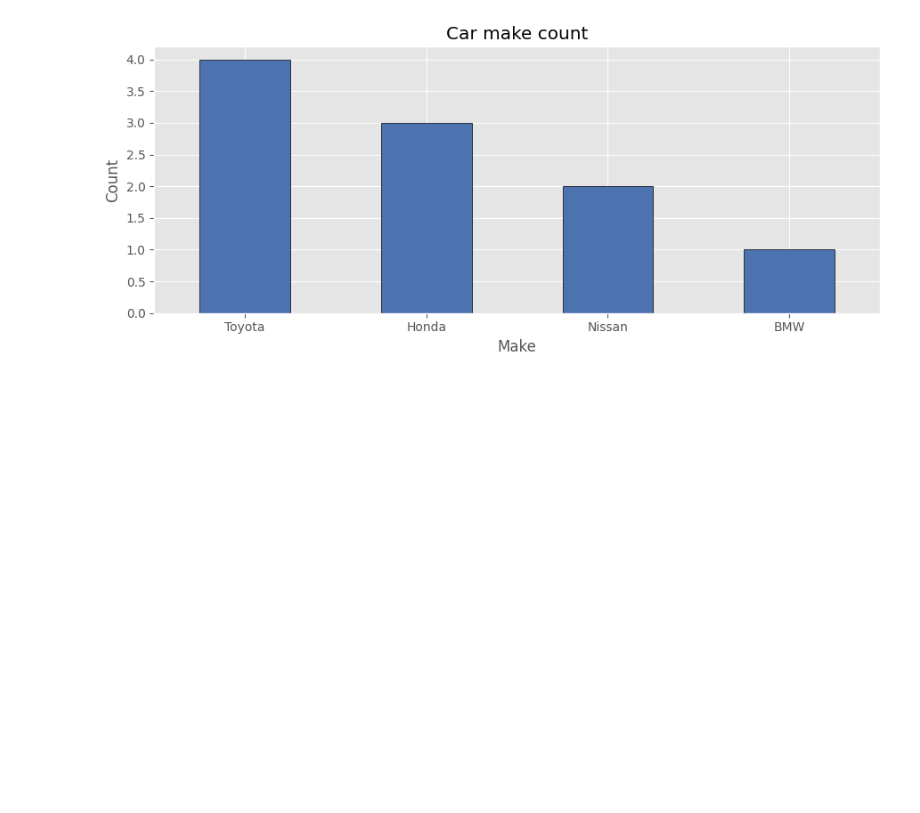
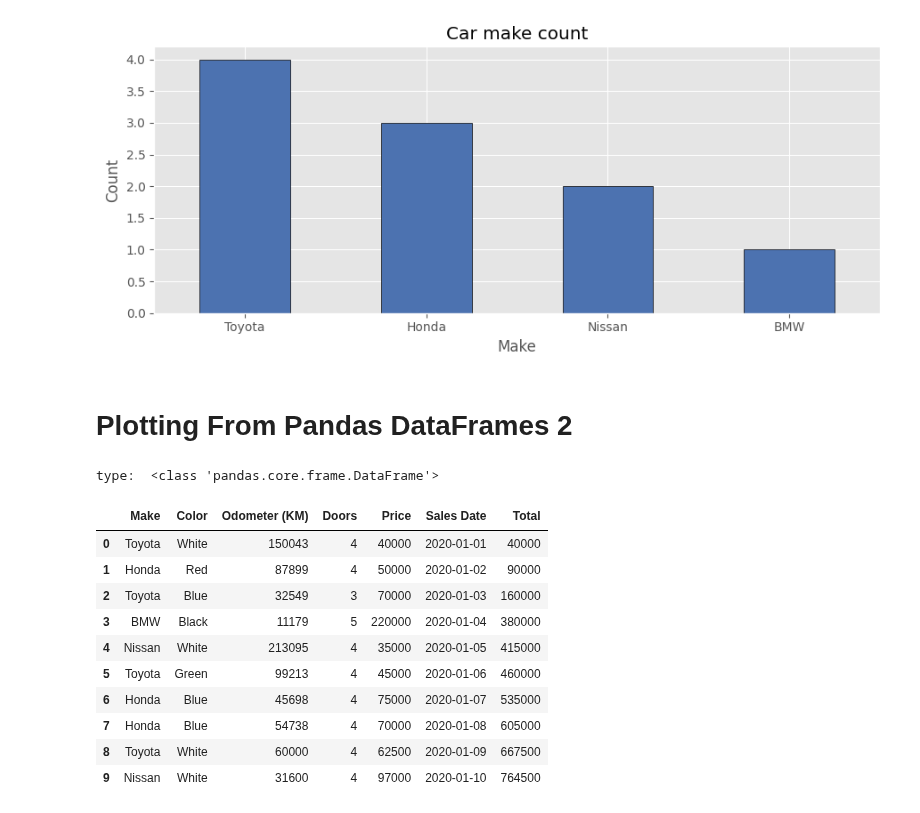
Before and after one commit to EslamKamel89/MLPlayground, a Jupyter notebook: SEC08_Matplotlib_Plotting_and_Data_Visualization.ipynb, the cells around one changed output. Drawn from its saved outputs; the diff is of its cells as text; code cells hidden in the pictures; blank space fills up the shorter version.

```diff
--- a/SEC08_Matplotlib_Plotting_and_Data_Visualization.ipynb
+++ b/SEC08_Matplotlib_Plotting_and_Data_Visualization.ipynb
@@ -259,3 +259,29 @@ Nissan    2
 BMW       1
 Name: count, dtype: int64
 [figure]
+# %% [markdown]
+# Plotting From Pandas DataFrames 2
+# %%
+sales = car_sales.copy()
+# remove the `$` , `,` , `.` signs from the price column
+sales['Price'] = sales['Price'].str.replace(r'[$,.]' , '' , regex=True)
+# remove the two zeros from the right.
+sales['Price'] = sales['Price'].str[:-1].astype('int')
+# add Sale Date column
+sales['Sales Date'] = pd.date_range('1/1/2020' , periods=len(sales))
+# let's add a total column
+sales['Total'] = sales['Price'].cumsum()
+pr(sales)
+# %% [output]
+type:  <class 'pandas.core.frame.DataFrame'>
+|  | Make | Color | Odometer (KM) | Doors | Price | Sales Date | Total |
+| 0 | Toyota | White | 150043 | 4 | 40000 | 2020-01-01 | 40000 |
+| 1 | Honda | Red | 87899 | 4 | 50000 | 2020-01-02 | 90000 |
+| 2 | Toyota | Blue | 32549 | 3 | 70000 | 2020-01-03 | 160000 |
+| 3 | BMW | Black | 11179 | 5 | 220000 | 2020-01-04 | 380000 |
+| 4 | Nissan | White | 213095 | 4 | 35000 | 2020-01-05 | 415000 |
+| 5 | Toyota | Green | 99213 | 4 | 45000 | 2020-01-06 | 460000 |
+| 6 | Honda | Blue | 45698 | 4 | 75000 | 2020-01-07 | 535000 |
+| 7 | Honda | Blue | 54738 | 4 | 70000 | 2020-01-08 | 605000 |
+| 8 | Toyota | White | 60000 | 4 | 62500 | 2020-01-09 | 667500 |
+| 9 | Nissan | White | 31600 | 4 | 97000 | 2020-01-10 | 764500 |
```
Also changed, not shown: parts of 2 cells of this notebook.
